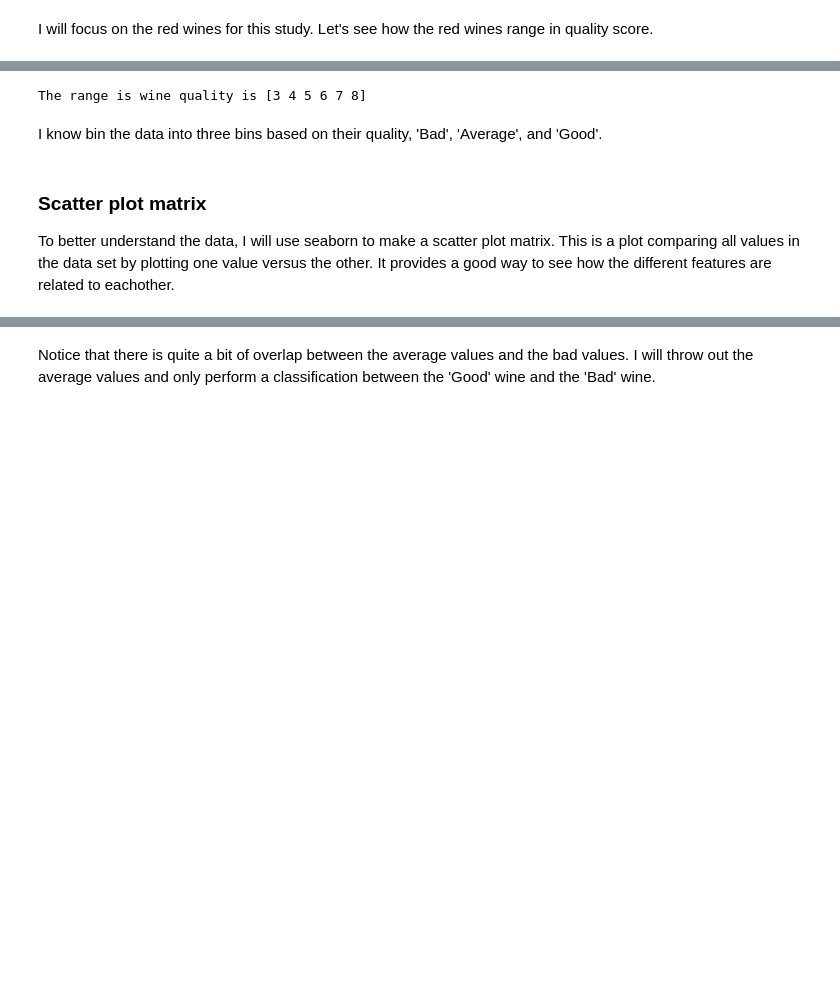
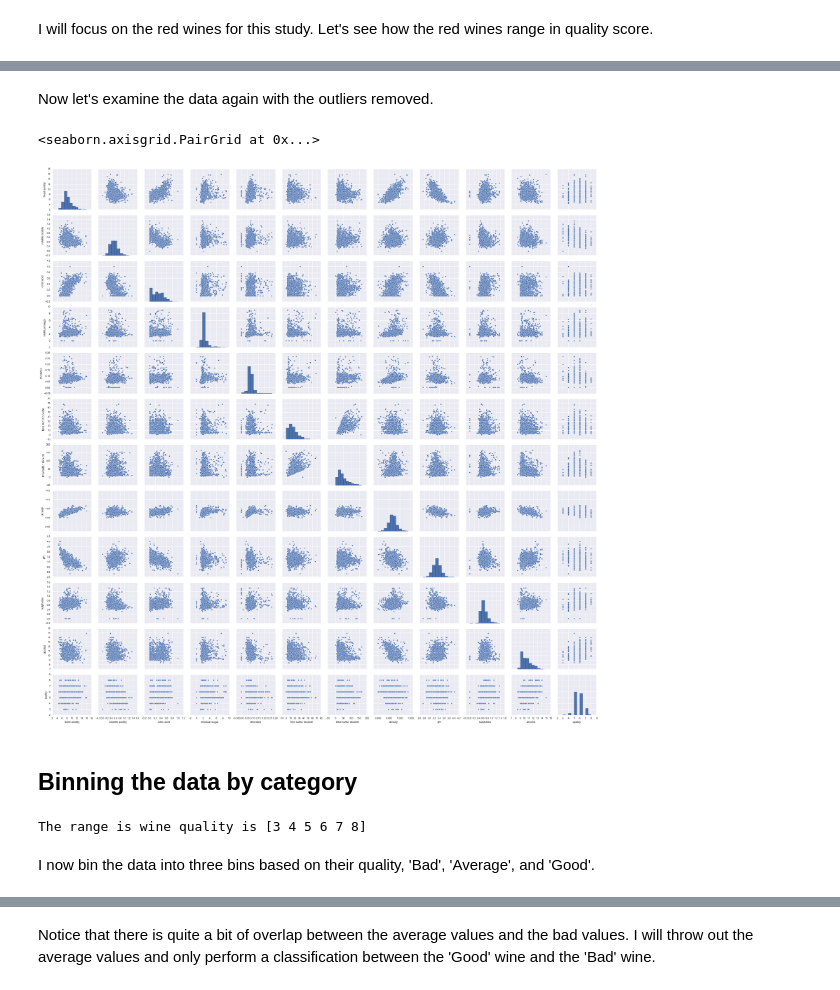
Before and after one commit to PythonWorkshop/intro-to-tensorflow, a Jupyter notebook: Wine-Quality/Wine Quality.ipynb, the cells around one changed output, grey strips where cells are left out. Saved outputs shown, nothing was run; the diff lists cells and outputs as text; code cells hidden in the pictures; blank space fills up the shorter version.

```diff
--- a/Wine-Quality/Wine Quality.ipynb
+++ b/Wine-Quality/Wine Quality.ipynb
@@ -24,0 +68,9 @@ I will focus on the red wines for this study. Let's see how the red wines range
+# %%
+def outliers(df, threshold, columns):
+    for col in columns:
+        mask = df[col] > float(threshold)*df[col].std()+df[col].mean()
+        print mask.unique()
+        df.loc[mask == True,col] = 0
+    return df
+# %%
+column_list = red_wine.columns.tolist()
@@ -24,0 +91,3 @@ I will focus on the red wines for this study. Let's see how the red wines range
+# %%
+red_wine = outliers(red_wine, 5, column_list[0:-1])
+red_wine.describe().T
@@ -25,14 +119,20 @@ I will focus on the red wines for this study. Let's see how the red wines range
+# %% [markdown]
+Now let's examine the data again with the outliers removed.
+# %%
+sb.pairplot(red_wine)
+# %% [output]
+<seaborn.axisgrid.PairGrid at 0x...>
+[figure, added]
+# %% [markdown]
+## Binning the data by category
 # %%
 print "The range is wine quality is {0}".format(np.sort(red_wine['quality'].unique()))
 # %% [output]
 The range is wine quality is [3 4 5 6 7 8]
 # %% [markdown]
-I know bin the data into three bins based on their quality, 'Bad', 'Average', and 'Good'.
+I now bin the data into three bins based on their quality, 'Bad', 'Average', and 'Good'.
 # %%
 bins = [3, 5, 6, 8]
 red_wine['category'] = pd.cut(red_wine.quality, bins, labels=['Bad', 'Average', 'Good'])
-# %% [markdown]
-### Scatter plot matrix
-To better understand the data, I will use seaborn to make a scatter plot matrix. This is a plot comparing all values in the data set by plotting one value versus the other. It provides a good way to see how the different features are related to eachother.
 # %%
 sb.pairplot(red_wine.drop(['quality'],1),hue='category')
```
Also changed, not shown: parts of 46 cells of this notebook.
